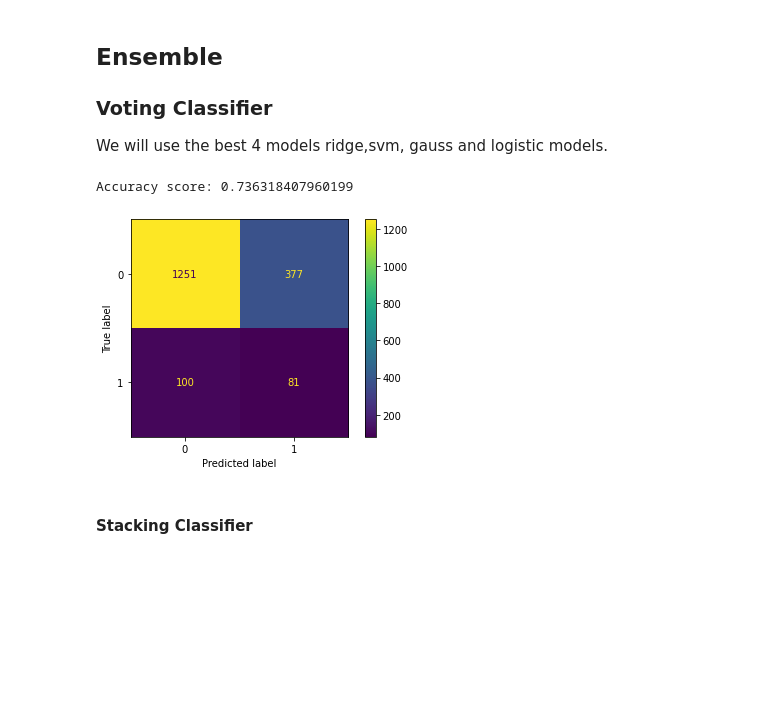
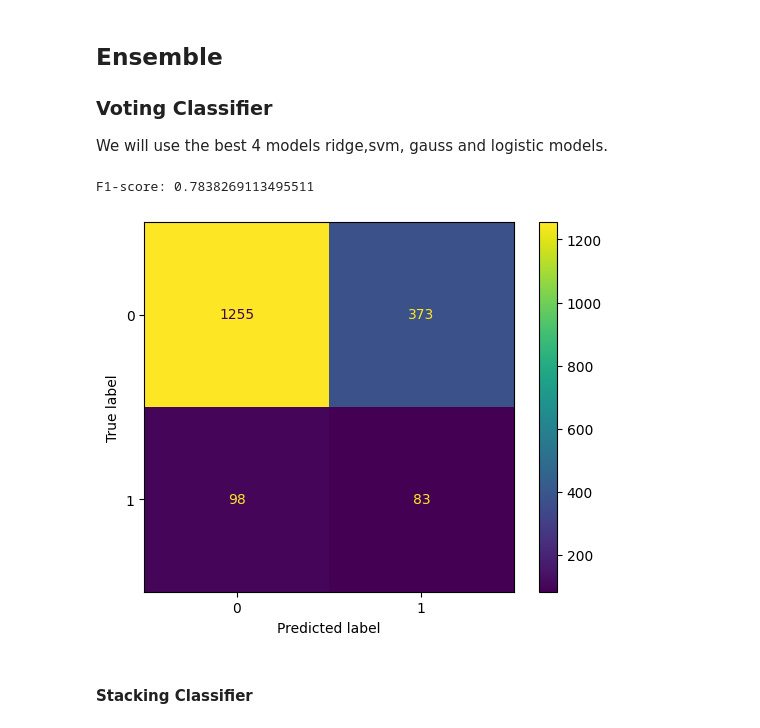
Before and after one commit to ruigomesbioinf/sib_dream_challenge, a Jupyter notebook: src/machine_learning.ipynb, the cells around one changed output. Cells and saved outputs as stored; diff of their text form; code cells hidden in the pictures; blank space fills up the shorter version.

```diff
--- a/src/machine_learning.ipynb
+++ b/src/machine_learning.ipynb
@@ -391,25 +425,25 @@ Best accuracy score:  0.6565513090147796
 # %%
-from sklearn.metrics import recall_score
+# Get the best parameters
+best_params = grid_search.best_params_
 
-best_params=grid_search.best_params_
-
-clf = GaussianNB(var_smoothing = best_params["var_smoothing"])
+# Initialize the model with the best parameters
+gnb_best = GaussianNB(var_smoothing=best_params['var_smoothing'])
 
 # Fit the model to the training data
-clf.fit(X_train, y_train)
+gnb_best.fit(X_train, y_train)
 
-# Get the predictions on the test set
-y_pred = clf.predict(X_test)
+# calculate the F1-score
+f1_score_gnb = f1_score(y_test, y_pred, average='weighted')
+print("F1-score:", f1_score_gnb)
 
-# Calculate the accuracy score
-score = accuracy_score(y_test, y_pred)
+# Make predictions on the test data
+y_pred = gnb_best.predict(X_test)
 
-# Print the score
-print(f'Accuracy score: {score}')
+# Plot the confusion matrix
+cm_gnb = confusion_matrix(y_test, y_pred)
+disp_gnb = ConfusionMatrixDisplay(confusion_matrix=cm_gnb)
+disp_gnb.plot()
+plt.show()
 
-
-cm_tree = confusion_matrix(y_test, y_pred, labels=clf.classes_)
-disp_tree = ConfusionMatrixDisplay(confusion_matrix=cm_tree, display_labels=clf.classes_)
-disp_tree.plot()
-plt.show()
+print(classification_report(y_test, y_pred))
 # %% [output]
@@ -422,32 +464,32 @@ Accuracy score: 0.8253178551686015
 We will use the best 4 models ridge,svm, gauss and logistic models.
 # %%
 from sklearn.ensemble import VotingClassifier, StackingClassifier
+from sklearn.metrics import f1_score
 
 gauss = GaussianNB(var_smoothing=1e-09)
-svm = SVC(kernel="rbf", random_state=0, C=0.0001)
+svm = SVC(kernel="rbf", random_state=0, C=10)
 #knn_class = KNeighborsClassifier(n_neighbors = 1)
 logistic = LogisticRegression(C=1, penalty="l2", solver='liblinear')
-ridge = RidgeClassifier(alpha = 1e-05, fit_intercept = False, solver = 'svd', max_iter=2000)
+ridge = RidgeClassifier(alpha = 0.01, solver = 'sparse_cg', max_iter=2000)
 eclf = VotingClassifier(estimators=[('svm', svm), ('log', logistic), ('rg',ridge), ('gau',gauss)], voting='hard')
 
 eclf = eclf.fit(X_train, y_train)
 
 # Get the predictions on the test set
 y_pred = eclf.predict(X_test)
 
-score = accuracy_score(y_test, y_pred)
-
 # Print the score
-print(f'Accuracy score: {score}')
+score = f1_score(y_test, y_pred, average="weighted")
+print(f'F1-score: {score}')
 
 
 cm_tree = confusion_matrix(y_test, y_pred, labels=eclf.classes_)
 disp_tree = ConfusionMatrixDisplay(confusion_matrix=cm_tree, display_labels=eclf.classes_)
 disp_tree.plot()
 plt.show()
 # %% [output]
-Accuracy score: 0.736318407960199
+F1-score: 0.7838269113495511
-[figure, old version]
+[figure, new version]
 # %% [markdown]
 #### Stacking Classifier
 # %%
```
Also changed, not shown: parts of 17 cells of this notebook.
